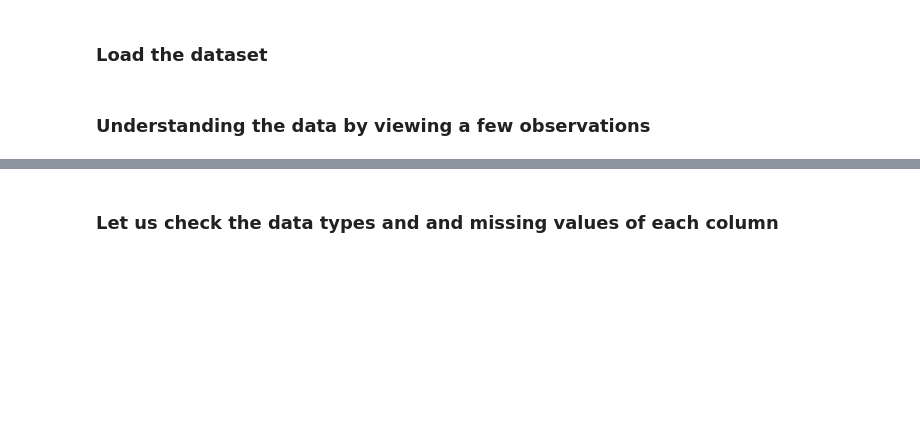
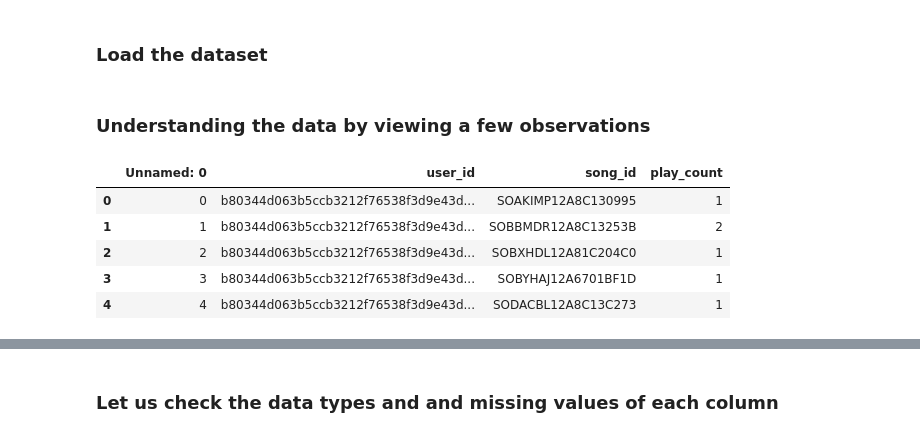
Before and after one commit to eyvonec/MIT_Professional_Education_Project, a Jupyter notebook: Music_Recommendation_System_Full_Code.ipynb, the cells around one changed output, grey strips where cells are left out. Saved outputs shown, nothing was run; the diff lists cells and outputs as text; code cells hidden in the pictures; blank space fills up the shorter version.

```diff
--- a/Music_Recommendation_System_Full_Code.ipynb
+++ b/Music_Recommendation_System_Full_Code.ipynb
@@ -76,5 +99,13 @@ http://millionsongdataset.com/
 ### **Understanding the data by viewing a few observations**
 # %%
 # See top 10 records of count_df data
+count_df.head(10)
+# %% [output]
+|  | Unnamed: 0 | user_id | song_id | play_count |
+| 0 | 0 | b80344d063b5ccb3212f76538f3d9e43d... | SOAKIMP12A8C130995 | 1 |
+| 1 | 1 | b80344d063b5ccb3212f76538f3d9e43d... | SOBBMDR12A8C13253B | 2 |
+| 2 | 2 | b80344d063b5ccb3212f76538f3d9e43d... | SOBXHDL12A81C204C0 | 1 |
+| 3 | 3 | b80344d063b5ccb3212f76538f3d9e43d... | SOBYHAJ12A6701BF1D | 1 |
+| 4 | 4 | b80344d063b5ccb3212f76538f3d9e43d... | SODACBL12A8C13C273 | 1 |
 # %%
 # See top 10 records of song_df data
```
Also changed, not shown: parts of 16 cells of this notebook.
